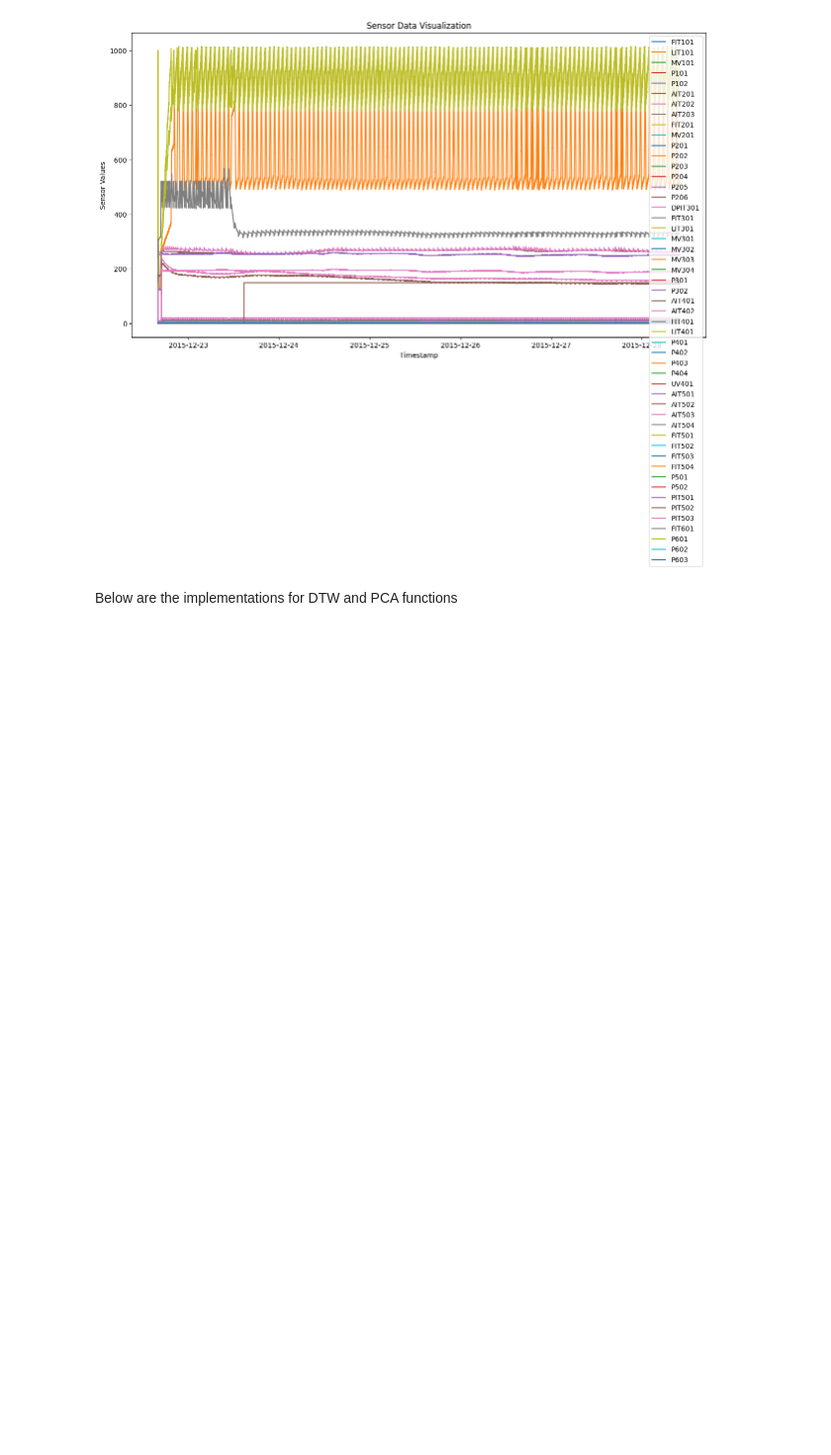
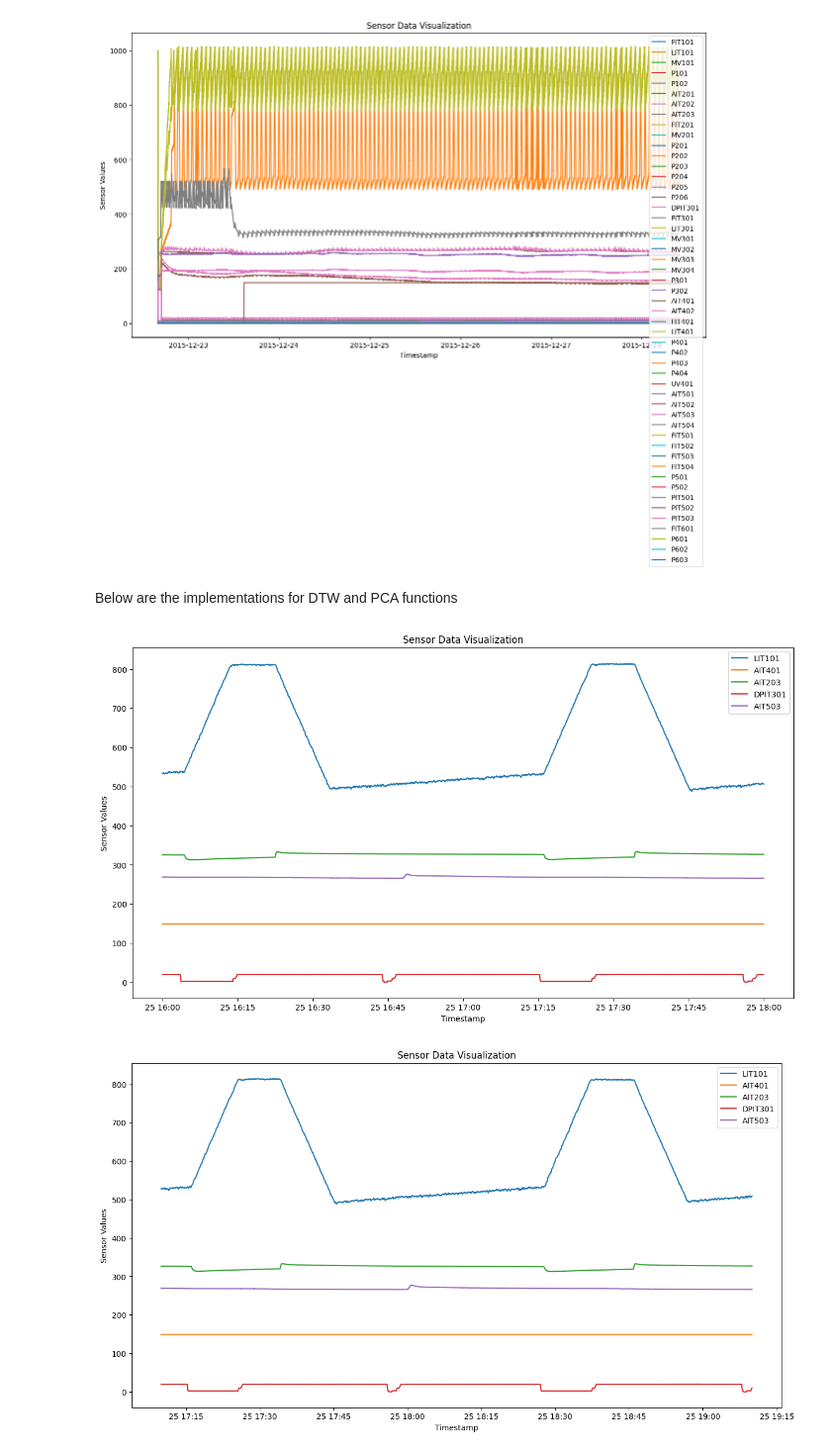
Before and after one commit to datchemguy/dm, a Jupyter notebook: dm1/Anomaly Detection.ipynb, the cells around one changed output. Shown: that part at 99% size. Saved outputs shown, nothing was run; the diff lists cells and outputs as text; code cells hidden in the pictures; blank space fills up the shorter version.

```diff
--- a/dm1/Anomaly Detection.ipynb
+++ b/dm1/Anomaly Detection.ipynb
@@ -79,3 +81,13 @@ def principal_component_analysis(df: pd.DataFrame, k: int) -> np.ndarray:
 
 def apply_principal_component_analysis(df: pd.DataFrame, eigenvectors: np.ndarray) -> pd.DataFrame:
     return pd.DataFrame(norm(np.array(df)) @ eigenvectors)
+# %%
+sday, shour, smin, ssec = 3, 0, 0, 0
+eday, ehour, emin, esec = 3, 2, 0, 0
+start = 86400*sday + 3600*shour + 60*smin + ssec
+end = 86400*eday + 3600*ehour + 60*emin + esec
+visualize_sensor_data(train_data, window = (start, end), sensors=['LIT101', 'AIT401', 'AIT203', 'DPIT301', 'AIT503'])
+visualize_sensor_data(train_data, window = (start+4200, end+4200), sensors=['LIT101', 'AIT401', 'AIT203', 'DPIT301', 'AIT503'])
+# %% [output]
+[figure, added]
+[figure, added]
```
Also changed, not shown: parts of 6 cells of this notebook.
